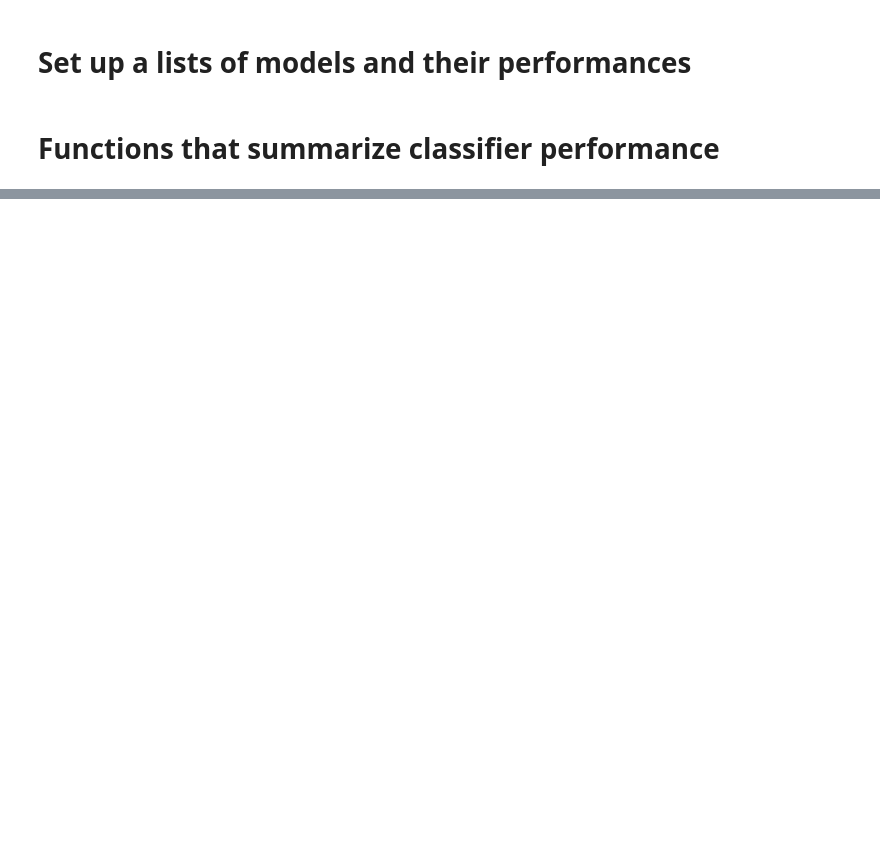
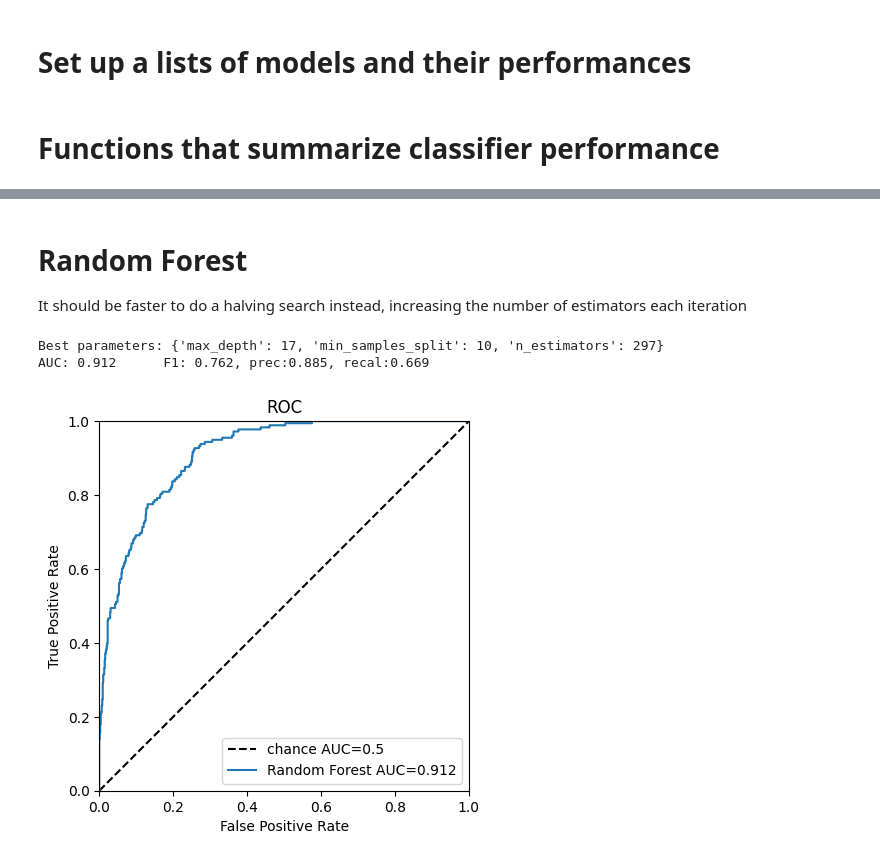
Before and after one commit to zetadin/EGFR_PIC50, a Jupyter notebook: Step3_TrainSimpleModels.ipynb, the cells around one changed output, grey strips where cells are left out. Saved outputs shown, nothing was run; the diff lists cells and outputs as text; code cells hidden in the pictures; blank space fills up the shorter version.

```diff
--- a/Step3_TrainSimpleModels.ipynb
+++ b/Step3_TrainSimpleModels.ipynb
@@ -271,0 +257,34 @@ plt.show()
+# %% [markdown]
+# Random Forest
+It should be faster to do a halving search instead, increasing the number of estimators each iteration
+# %%
+from sklearn.ensemble import RandomForestClassifier
+
+# since HalvingGridSearchCV is experimental, need to explicitly import:
+from sklearn.experimental import enable_halving_search_cv
+# it's API might change without any deprecation cycle
+from sklearn.model_selection import HalvingGridSearchCV
+
+
+
+# do a hyper-parameter search
+param_grid = {'min_samples_split': [2, 5, 10, 15, 20],
+              'max_depth': ([3, 5, 7, 13, 17, None])}
+base_estimator = RandomForestClassifier(criterion='entropy',
+                                        random_state=42, class_weight="balanced")
+
+sh = HalvingGridSearchCV(base_estimator, param_grid,
+                  scoring='f1',
+                  cv=xval_folds, # cross validation folds
+                  n_jobs=-1,     # use all processors
+                  refit=True,    # fit best parameters on all data
+                  resource='n_estimators', # give each iteration more estimators
+                  max_resources=300
+                 ).fit(no3D_train_x, no3D_train_y)
+
+print("Best parameters:", sh.best_params_)
+evaluate("Random Forest", sh.best_estimator_, no3D_test_x, no3D_test_y, draw=True, weights=no3D_test_w)
+# %% [output]
+Best parameters: {'max_depth': 17, 'min_samples_split': 10, 'n_estimators': 297}
+AUC: 0.912      F1: 0.762, prec:0.885, recal:0.669
+[figure, added]
```
Also changed, not shown: parts of 26 cells of this notebook.
